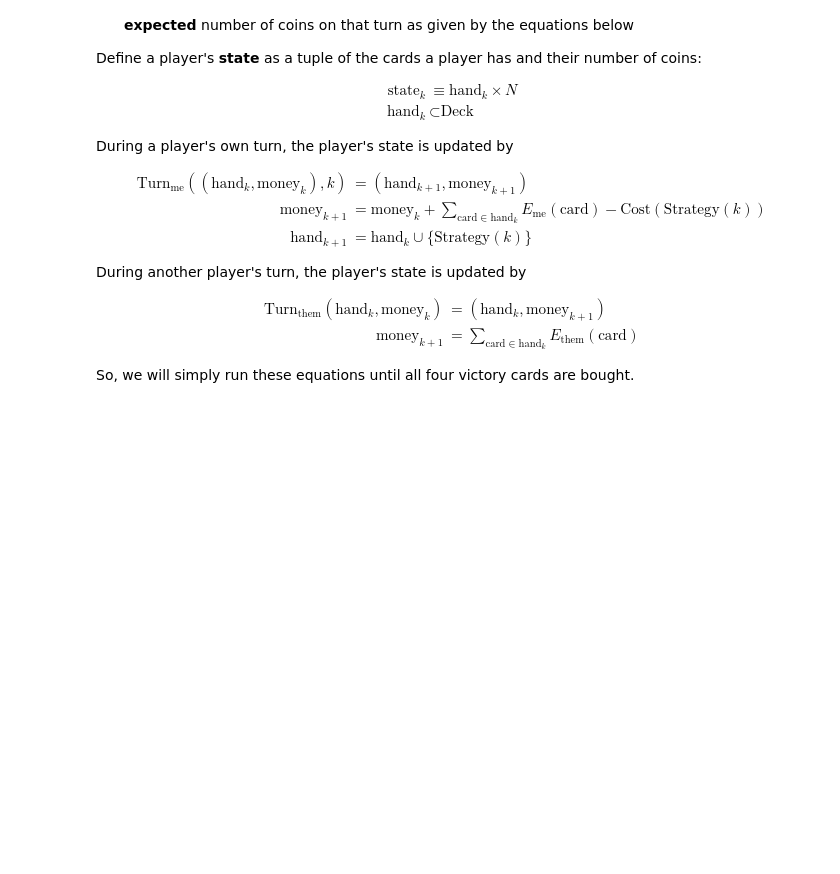
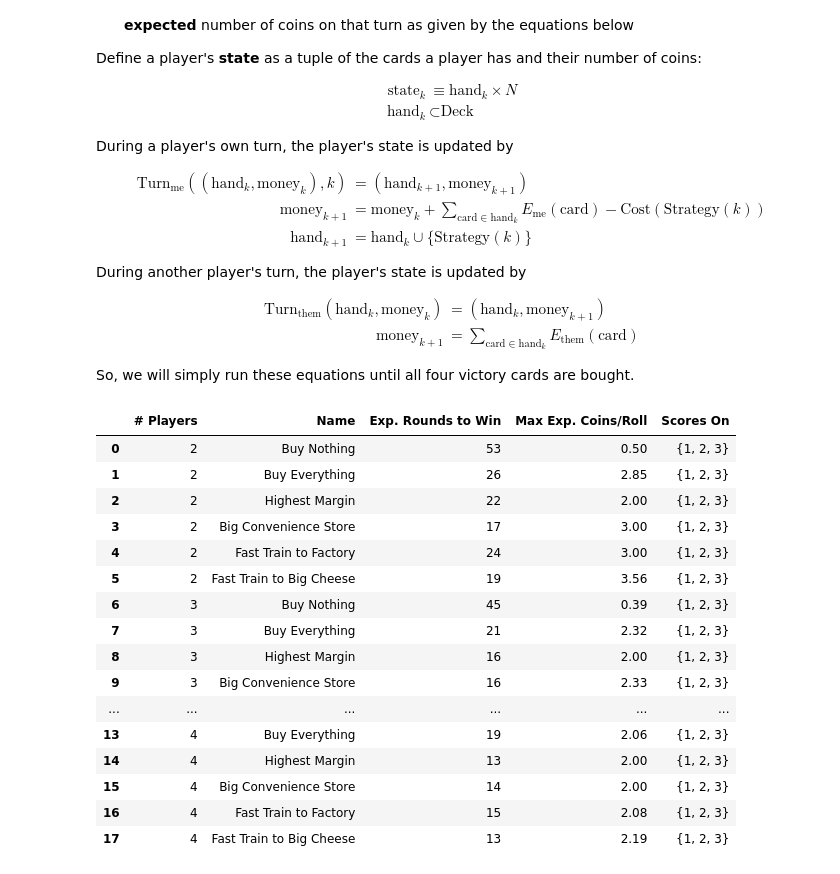
Before and after one commit to brcrista/Machi-Koro-Analysis, a Jupyter notebook: src/analysis.ipynb, the cells around one changed output. Drawn from its saved outputs; the diff is of its cells as text; code cells hidden in the pictures; blank space fills up the shorter version.

Commit message:
summarize strategies (#8)

```diff
--- a/src/analysis.ipynb
+++ b/src/analysis.ipynb
@@ -210,6 +210,57 @@ $$
 $$
 
 So, we will simply run these equations until all four victory cards are bought.
+# %%
+reload(strategies)
+
+strategies_summary = {
+    "# Players": [],
+    "Name": [],
+    "Exp. Rounds to Win": [],
+    "Max Exp. Coins/Roll": [],
+    "Scores On": []
+}
+
+strategies_ = {
+    "Buy Nothing": strategies.buy_nothing,
+    "Buy Everything": strategies.buy_everything,
+    "Highest Margin": strategies.highest_margin,
+    "Big Convenience Store": strategies.big_convenience_store,
+    "Fast Train to Factory": strategies.fast_train_to_factory,
+    "Fast Train to Big Cheese": strategies.fast_train_to_big_cheese
+}
+
+for num_players in range(2, 5):
+    for name, strategy in strategies_.items():
+        result = strategies.simulate(strategy(), num_players)
+        strategies_summary["# Players"].append(str(num_players))
+        strategies_summary["Name"].append(name)
+        strategies_summary["Exp. Rounds to Win"].append(result["Round"].max())
+        strategies_summary["Max Exp. Coins/Roll"].append(result["Expected Coins per Roll"].max())
+        strategies_summary["Scores On"].append(set([1, 2, 3]))
+
+pd.DataFrame(strategies_summary).style \
+    .format({
+        "Max Exp. Coins/Roll": "{:.2f}",
+    })
+# %% [output]
+|  | # Players | Name | Exp. Rounds to Win | Max Exp. Coins/Roll | Scores On |
+| 0 | 2 | Buy Nothing | 53 | 0.50 | {1, 2, 3} |
+| 1 | 2 | Buy Everything | 26 | 2.85 | {1, 2, 3} |
+| 2 | 2 | Highest Margin | 22 | 2.00 | {1, 2, 3} |
+| 3 | 2 | Big Convenience Store | 17 | 3.00 | {1, 2, 3} |
+| 4 | 2 | Fast Train to Factory | 24 | 3.00 | {1, 2, 3} |
+| 5 | 2 | Fast Train to Big Cheese | 19 | 3.56 | {1, 2, 3} |
+| 6 | 3 | Buy Nothing | 45 | 0.39 | {1, 2, 3} |
+| 7 | 3 | Buy Everything | 21 | 2.32 | {1, 2, 3} |
+| 8 | 3 | Highest Margin | 16 | 2.00 | {1, 2, 3} |
+| 9 | 3 | Big Convenience Store | 16 | 2.33 | {1, 2, 3} |
+| ... | ... | ... | ... | ... | ... |
+| 13 | 4 | Buy Everything | 19 | 2.06 | {1, 2, 3} |
+| 14 | 4 | Highest Margin | 13 | 2.00 | {1, 2, 3} |
+| 15 | 4 | Big Convenience Store | 14 | 2.00 | {1, 2, 3} |
+| 16 | 4 | Fast Train to Factory | 15 | 2.08 | {1, 2, 3} |
+| 17 | 4 | Fast Train to Big Cheese | 13 | 2.19 | {1, 2, 3} |
 # %%
 def format_strategy_simulation(strategy_simulation: pd.DataFrame):
     def color_by_card(series):
```
Also changed, not shown: parts of 5 cells of this notebook, 1 other file.
